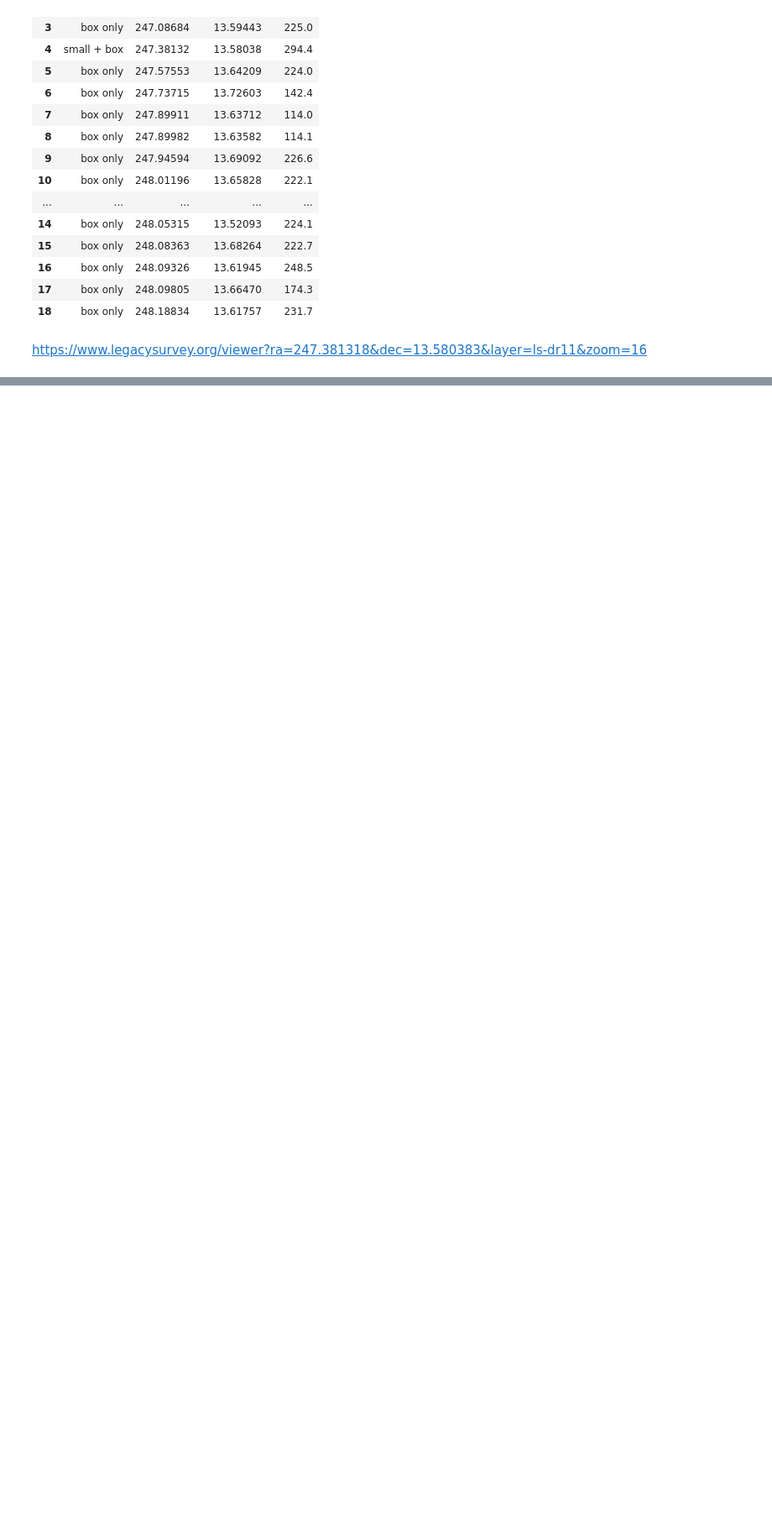
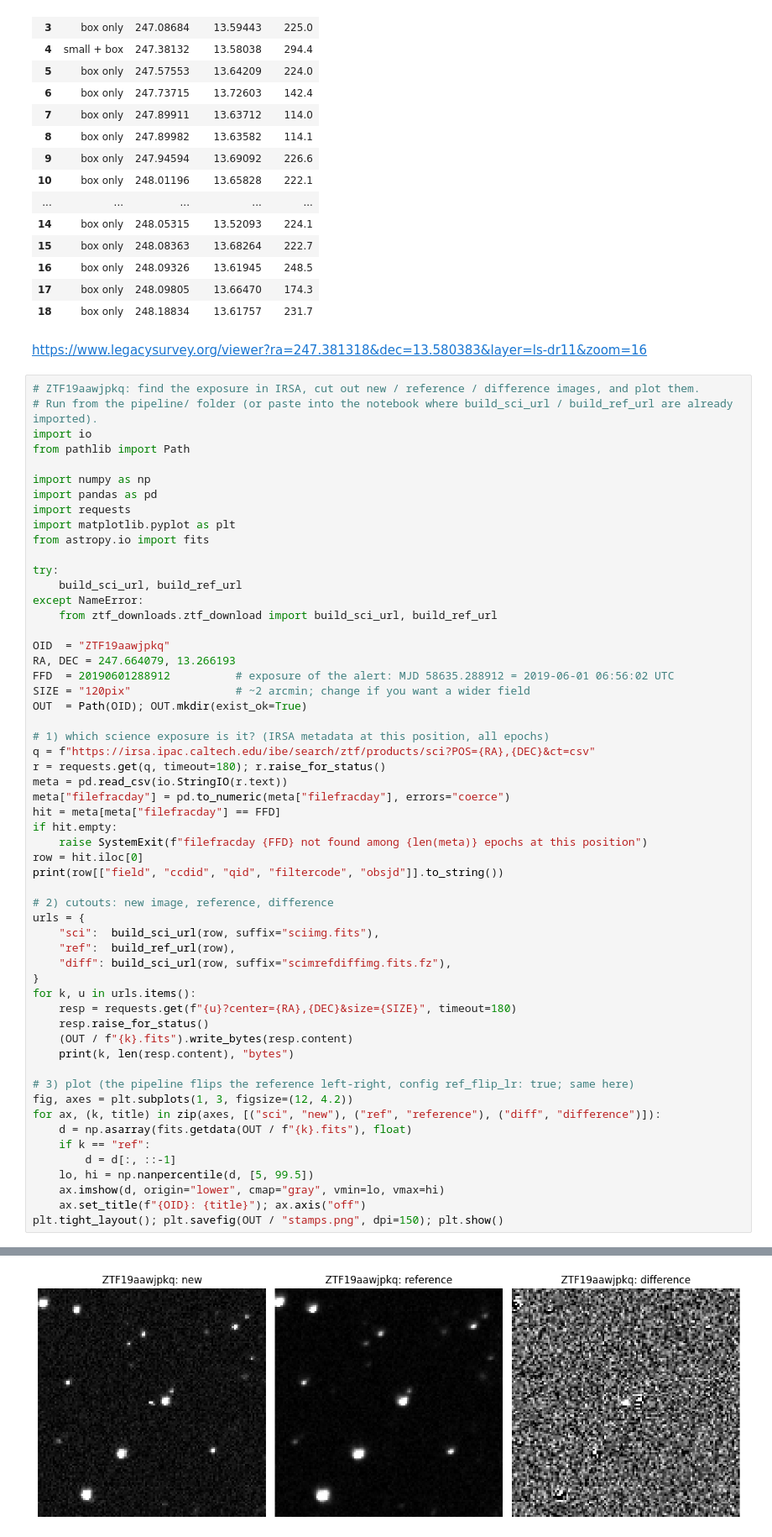
Before and after one commit to ovalb-pine/gw190425_ztf, a Jupyter notebook: pipeline/image_download.ipynb, the cells around one changed output, grey strips where cells are left out. Shown at 84% size. Cells and saved outputs as stored; diff of their text form; blank space fills up the shorter version.

Commit message:
Update existing files

```diff
--- a/pipeline/image_download.ipynb
+++ b/pipeline/image_download.ipynb
@@ -624,3 +916,60 @@ Not covered by the downloaded images, D_L_fin < 300 (18 in the box, 1 also in th
 | 18 | box only | 248.18834 | 13.61757 | 231.7 |
 # %% [markdown]
 https://www.legacysurvey.org/viewer?ra=247.381318&dec=13.580383&layer=ls-dr11&zoom=16
+# %%
+# ZTF19aawjpkq: find the exposure in IRSA, cut out new / reference / difference images, and plot them.
+# Run from the pipeline/ folder (or paste into the notebook where build_sci_url / build_ref_url are already imported).
+import io
+from pathlib import Path
+
+import numpy as np
+import pandas as pd
+import requests
+import matplotlib.pyplot as plt
+from astropy.io import fits
+
+try:
+    build_sci_url, build_ref_url
+except NameError:
+    from ztf_downloads.ztf_download import build_sci_url, build_ref_url
+
+OID  = "ZTF19aawjpkq"
+RA, DEC = 247.664079, 13.266193
+FFD  = 20190601288912          # exposure of the alert: MJD 58635.288912 = 2019-06-01 06:56:02 UTC
+SIZE = "120pix"                # ~2 arcmin; change if you want a wider field
+OUT  = Path(OID); OUT.mkdir(exist_ok=True)
+
+# 1) which science exposure is it? (IRSA metadata at this position, all epochs)
+q = f"https://irsa.ipac.caltech.edu/ibe/search/ztf/products/sci?POS={RA},{DEC}&ct=csv"
+r = requests.get(q, timeout=180); r.raise_for_status()
+meta = pd.read_csv(io.StringIO(r.text))
+meta["filefracday"] = pd.to_numeric(meta["filefracday"], errors="coerce")
+hit = meta[meta["filefracday"] == FFD]
+if hit.empty:
+    raise SystemExit(f"filefracday {FFD} not found among {len(meta)} epochs at this position")
+row = hit.iloc[0]
+print(row[["field", "ccdid", "qid", "filtercode", "obsjd"]].to_string())
+
+# 2) cutouts: new image, reference, difference
+urls = {
+    "sci":  build_sci_url(row, suffix="sciimg.fits"),
+    "ref":  build_ref_url(row),
+    "diff": build_sci_url(row, suffix="scimrefdiffimg.fits.fz"),
+}
+for k, u in urls.items():
+    resp = requests.get(f"{u}?center={RA},{DEC}&size={SIZE}", timeout=180)
+    resp.raise_for_status()
+    (OUT / f"{k}.fits").write_bytes(resp.content)
+    print(k, len(resp.content), "bytes")
+
+# 3) plot (the pipeline flips the reference left-right, config ref_flip_lr: true; same here)
+fig, axes = plt.subplots(1, 3, figsize=(12, 4.2))
+for ax, (k, title) in zip(axes, [("sci", "new"), ("ref", "reference"), ("diff", "difference")]):
+    d = np.asarray(fits.getdata(OUT / f"{k}.fits"), float)
+    if k == "ref":
+        d = d[:, ::-1]
+    lo, hi = np.nanpercentile(d, [5, 99.5])
+    ax.imshow(d, origin="lower", cmap="gray", vmin=lo, vmax=hi)
+    ax.set_title(f"{OID}: {title}"); ax.axis("off")
+plt.tight_layout(); plt.savefig(OUT / "stamps.png", dpi=150); plt.show()
+# %% [output]
@@ -626,0 +984 @@ https://www.legacysurvey.org/viewer?ra=247.381318&dec=13.580383&layer=ls-dr11&zo
+[figure, added]
```
Also changed, not shown: parts of 13 cells of this notebook, 1 other file.
